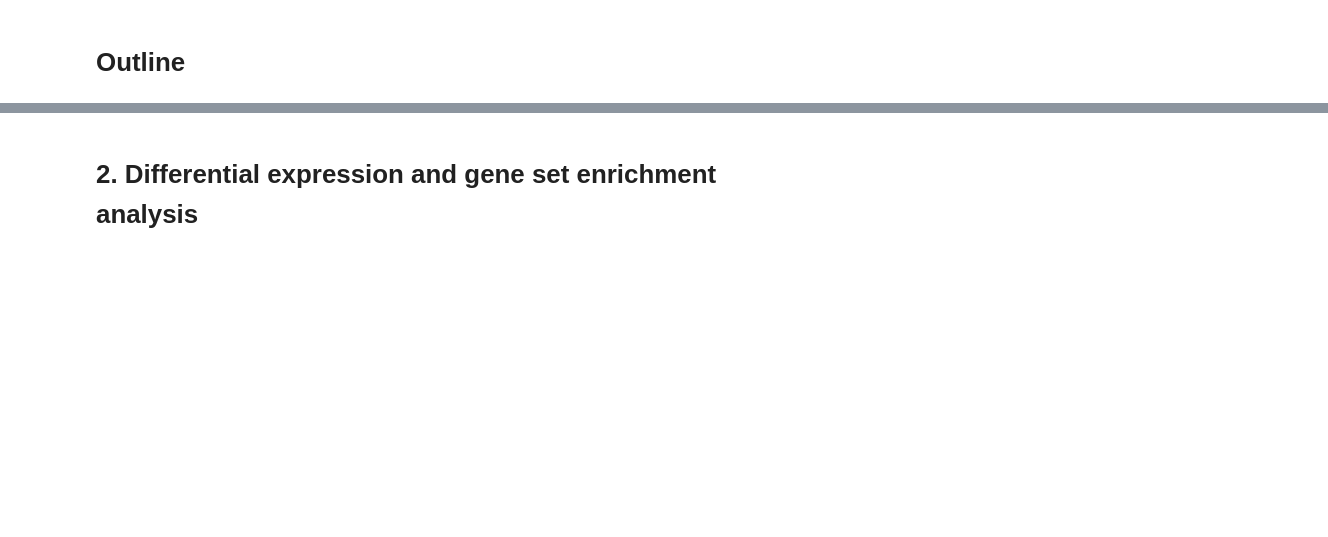
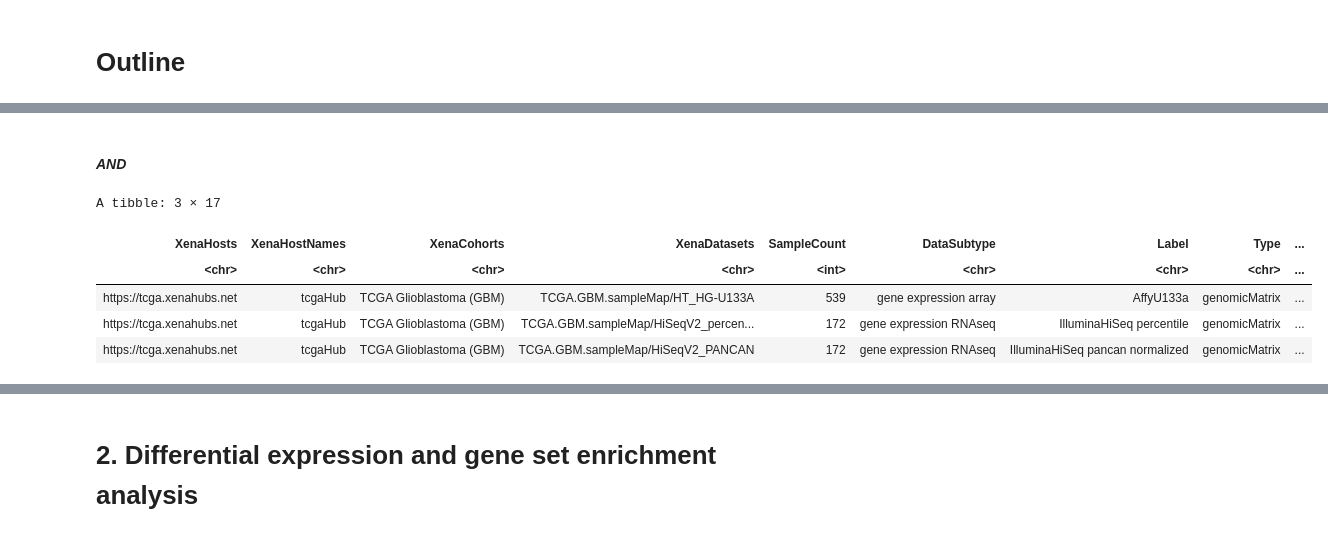
Before and after one commit to yenhsieh/LSL_2022, a Jupyter notebook: 02_from Xena to DEG.ipynb, the cells around one changed output, grey strips where cells are left out. Saved outputs shown, nothing was run; the diff lists cells and outputs as text; code cells hidden in the pictures; blank space fills up the shorter version.

```diff
--- a/02_from Xena to DEG.ipynb
+++ b/02_from Xena to DEG.ipynb
@@ -8,0 +44,14 @@
+# %% [markdown]
+#### *AND*
+# %%
+XenaScan(
+    pattern = 'Glioblastoma.*gene expression|gene expression.*Glioblastoma',
+    ignore.case = T) %>%
+    head(3)
+# %% [output]
+A tibble: 3 × 17
+| XenaHosts | XenaHostNames | XenaCohorts | XenaDatasets | SampleCount | DataSubtype | Label | Type | ... |
+| <chr> | <chr> | <chr> | <chr> | <int> | <chr> | <chr> | <chr> | ... |
+| https://tcga.xenahubs.net | tcgaHub | TCGA Glioblastoma (GBM) | TCGA.GBM.sampleMap/HT_HG-U133A | 539 | gene expression array | AffyU133a | genomicMatrix | ... |
+| https://tcga.xenahubs.net | tcgaHub | TCGA Glioblastoma (GBM) | TCGA.GBM.sampleMap/HiSeqV2_percen... | 172 | gene expression RNAseq | IlluminaHiSeq percentile | genomicMatrix | ... |
+| https://tcga.xenahubs.net | tcgaHub | TCGA Glioblastoma (GBM) | TCGA.GBM.sampleMap/HiSeqV2_PANCAN | 172 | gene expression RNAseq | IlluminaHiSeq pancan normalized | genomicMatrix | ... |
```
Also changed, not shown: parts of 28 cells of this notebook.
